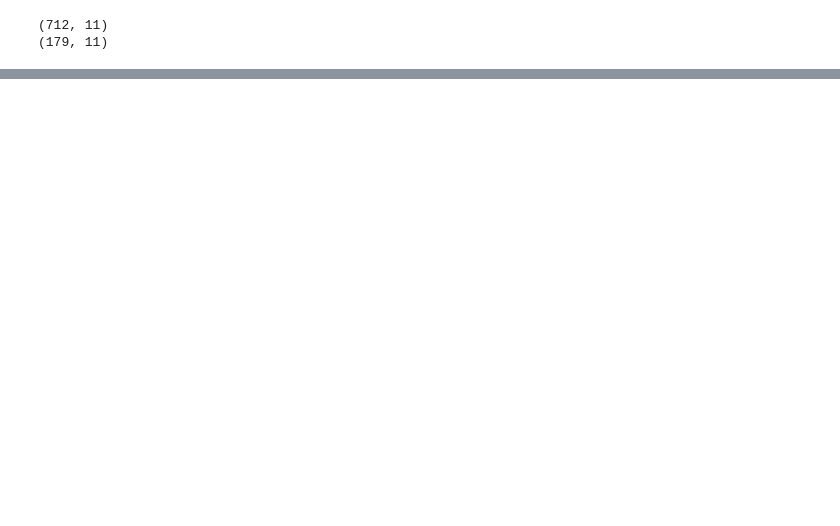
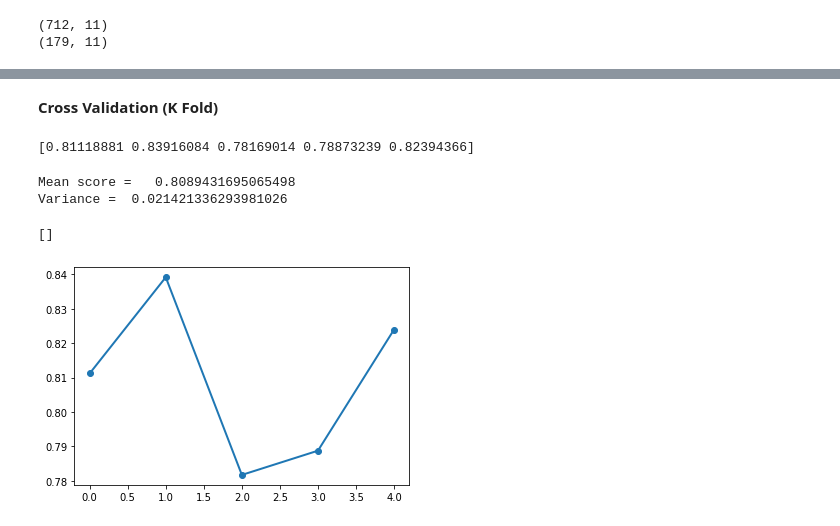
Before and after one commit to nikhilsinghh59/SHALA2020, a Jupyter notebook: Assignment_ML_L2_Titanic.ipynb, the cells around one changed output, grey strips where cells are left out. Saved outputs shown, nothing was run; the diff lists cells and outputs as text; code cells hidden in the pictures; blank space fills up the shorter version.

```diff
--- a/Assignment_ML_L2_Titanic.ipynb
+++ b/Assignment_ML_L2_Titanic.ipynb
@@ -395,0 +460,15 @@ models_build(X_train , Y_train , model_name , X_test , Y_test)
+# %%
+lr = LogisticRegression(random_state=SEED)
+knn = KNN()
+dt = DecisionTreeClassifier(random_state=SEED)
+xg = XGBClassifier(learning_rate=0.01 , random_state=SEED)
+ada = AdaBoostClassifier(base_estimator=dt , learning_rate=0.01 , random_state=SEED)
+
+
+# Mapping the name with model
+
+classifiers = [('Logistic Regression' , lr) ,
+               ('KNN' , knn) ,
+               ('Decision Tree' , dt) ,
+               ('XG Boost', xg) ,
+               ('Ada Boost' , ada)]
@@ -395,0 +524,2 @@ models_build(X_train , Y_train , model_name , X_test , Y_test)
+# %%
+clf_new = classifiers.remove(('Ada Boost' , ada))
@@ -395,0 +562,2 @@ models_build(X_train , Y_train , model_name , X_test , Y_test)
+# %% [markdown]
+**Cross Validation (K Fold)**
@@ -395,0 +566,21 @@ models_build(X_train , Y_train , model_name , X_test , Y_test)
+# %%
+vc = VotingClassifier(estimators=classifiers)
+
+kfold = KFold(n_splits=5 , random_state=SEED)
+results = cross_val_score(vc , X_train , Y_train , cv = kfold)
+
+print(results)
+# %% [output]
+[0.81118881 0.83916084 0.78169014 0.78873239 0.82394366]
+# %%
+plt.plot(np.arange(5) , results , 'o-' , linewidth=2)
+
+print("Mean score =  " , results.mean())
+print("Variance = " , results.std())
+
+plt.plot()
+# %% [output]
+Mean score =   0.8089431695065498
+Variance =  0.021421336293981026
+[]
+[figure, added]
```
Also changed, not shown: parts of 21 cells of this notebook.
